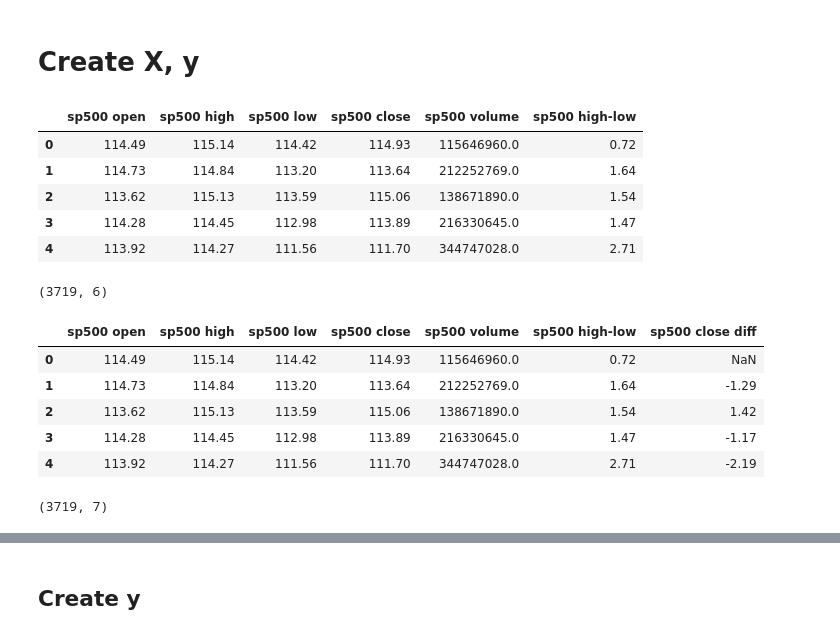
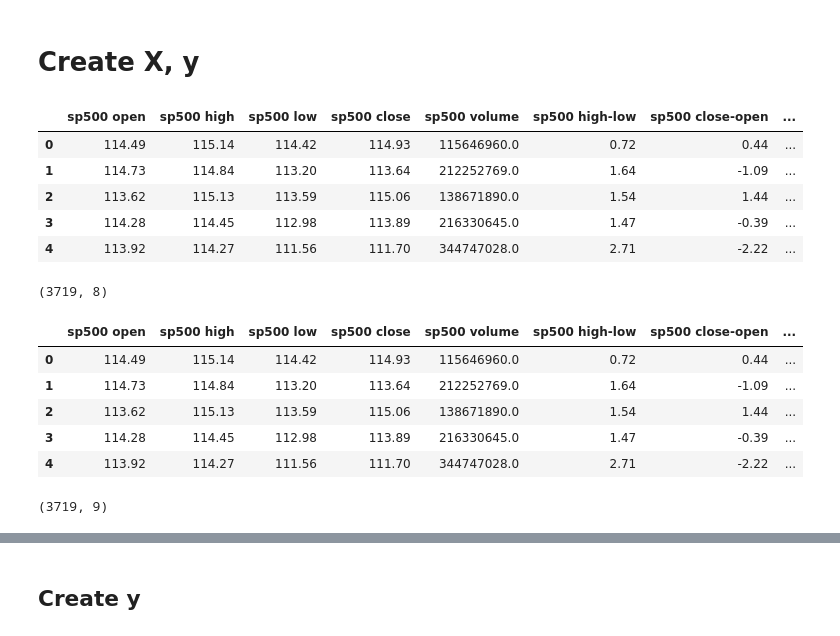
Before and after one commit to luck058/kaggle-gold-price-analysis, a Jupyter notebook: model_1_kaggle_gold_price_analysis.ipynb, the cells around one changed output, grey strips where cells are left out. Cells and saved outputs as stored; diff of their text form; code cells hidden in the pictures.

```diff
--- a/model_1_kaggle_gold_price_analysis.ipynb
+++ b/model_1_kaggle_gold_price_analysis.ipynb
@@ -22,33 +24,37 @@ Resolving deltas: 100% (30/30), done.
 # %%
 df = pd.read_csv('financial_regression_cleaned.csv')
 
-# Only care about sp500
-original_cols = ['sp500 open', 'sp500 high', 'sp500 low', 'sp500 close', 'sp500 volume', 'sp500 high-low']
+# Only care about "asset"
+original_cols = [f'{asset} open', f'{asset} high', f'{asset} low', f'{asset} close', f'{asset} volume']
 df = df[original_cols].reset_index(drop=True)
+df[f'{asset} high-low'] = df[f'{asset} high'] - df[f'{asset} low']
+df[f'{asset} close-open'] = df[f'{asset} close'] - df[f'{asset} open']
 
 display(df.head())
 print(df.shape)
 # %% [output]
-|  | sp500 open | sp500 high | sp500 low | sp500 close | sp500 volume | sp500 high-low |
-| 0 | 114.49 | 115.14 | 114.42 | 114.93 | 115646960.0 | 0.72 |
-| 1 | 114.73 | 114.84 | 113.20 | 113.64 | 212252769.0 | 1.64 |
-| 2 | 113.62 | 115.13 | 113.59 | 115.06 | 138671890.0 | 1.54 |
-| 3 | 114.28 | 114.45 | 112.98 | 113.89 | 216330645.0 | 1.47 |
-| 4 | 113.92 | 114.27 | 111.56 | 111.70 | 344747028.0 | 2.71 |
+|  | sp500 open | sp500 high | sp500 low | sp500 close | sp500 volume | sp500 high-low | sp500 close-open | ... |
+| 0 | 114.49 | 115.14 | 114.42 | 114.93 | 115646960.0 | 0.72 | 0.44 | ... |
+| 1 | 114.73 | 114.84 | 113.20 | 113.64 | 212252769.0 | 1.64 | -1.09 | ... |
+| 2 | 113.62 | 115.13 | 113.59 | 115.06 | 138671890.0 | 1.54 | 1.44 | ... |
+| 3 | 114.28 | 114.45 | 112.98 | 113.89 | 216330645.0 | 1.47 | -0.39 | ... |
+| 4 | 113.92 | 114.27 | 111.56 | 111.70 | 344747028.0 | 2.71 | -2.22 | ... |
-(3719, 6)
+(3719, 8)
 # %%
-df["sp500 close diff"] = df["sp500 close"].diff()
+df[f"{asset} close diff"] = df[f"{asset} close"].diff()
+
+other_core_cols = [f'{asset} high-low', f'{asset} close-open', f'{asset} close diff']
 
 display(df.head())
 print(df.shape)
 # %% [output]
-|  | sp500 open | sp500 high | sp500 low | sp500 close | sp500 volume | sp500 high-low | sp500 close diff |
-| 0 | 114.49 | 115.14 | 114.42 | 114.93 | 115646960.0 | 0.72 | NaN |
-| 1 | 114.73 | 114.84 | 113.20 | 113.64 | 212252769.0 | 1.64 | -1.29 |
-| 2 | 113.62 | 115.13 | 113.59 | 115.06 | 138671890.0 | 1.54 | 1.42 |
-| 3 | 114.28 | 114.45 | 112.98 | 113.89 | 216330645.0 | 1.47 | -1.17 |
-| 4 | 113.92 | 114.27 | 111.56 | 111.70 | 344747028.0 | 2.71 | -2.19 |
+|  | sp500 open | sp500 high | sp500 low | sp500 close | sp500 volume | sp500 high-low | sp500 close-open | ... |
+| 0 | 114.49 | 115.14 | 114.42 | 114.93 | 115646960.0 | 0.72 | 0.44 | ... |
+| 1 | 114.73 | 114.84 | 113.20 | 113.64 | 212252769.0 | 1.64 | -1.09 | ... |
+| 2 | 113.62 | 115.13 | 113.59 | 115.06 | 138671890.0 | 1.54 | 1.44 | ... |
+| 3 | 114.28 | 114.45 | 112.98 | 113.89 | 216330645.0 | 1.47 | -0.39 | ... |
+| 4 | 113.92 | 114.27 | 111.56 | 111.70 | 344747028.0 | 2.71 | -2.22 | ... |
-(3719, 7)
+(3719, 9)
 # %%
 def create_lag(df, column, lookback):
     assert column in df.columns
```
Also changed, not shown: parts of 31 cells of this notebook.
